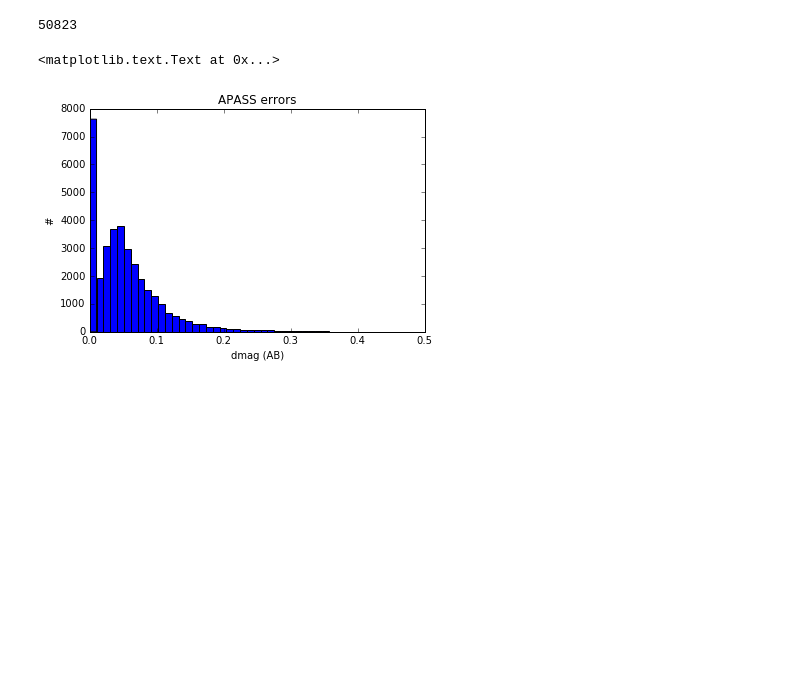
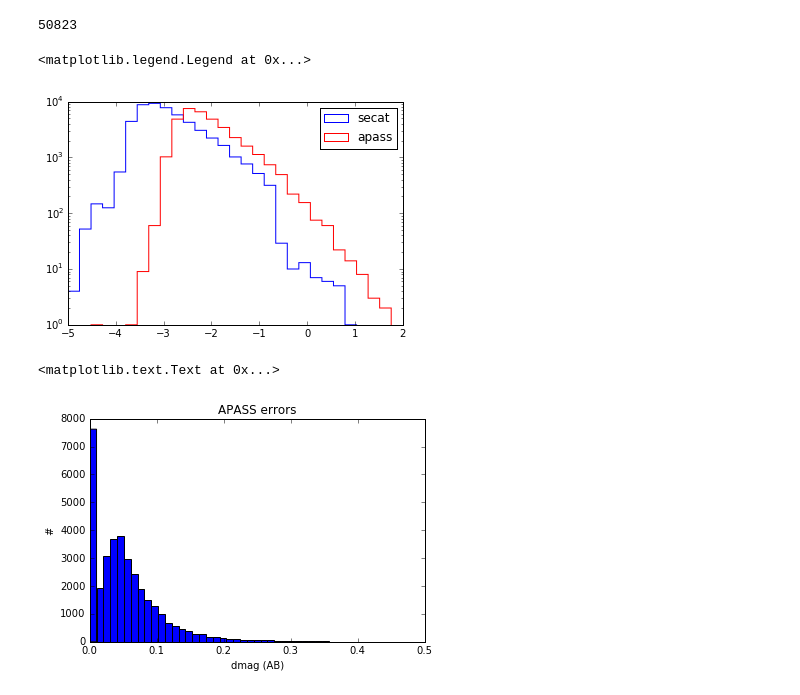
Before and after one commit to abrahamneben/21cmIRxcor, a Jupyter notebook: check_atlas_absolution_calibration_against_skymapper_and_apass.ipynb, the cells around one changed output. Drawn from its saved outputs; the diff is of its cells as text; code cells hidden in the pictures; blank space fills up the shorter version.

```diff
--- a/check_atlas_absolution_calibration_against_skymapper_and_apass.ipynb
+++ b/check_atlas_absolution_calibration_against_skymapper_and_apass.ipynb
@@ -15,7 +15,8 @@ from astropy.table import Table
 from scipy.optimize import curve_fit
 # %%
 #d = '/home/abrahamn/xcor_data/analysis/ATLAS_mwa57639/whole_field/'
-d = '/home/abrahamn/xcor_data/analysis/ATLAS_mwa57694_rereduction/0298I_0302I_0306I_0318I_0322I_0326I_0338I_0342I_0346I/'
+#d = '/home/abrahamn/xcor_data/analysis/ATLAS_mwa57694_rereduction/0298I_0302I_0306I_0318I_0322I_0326I_0338I_0342I_0346I/'
+d = '/nfs/mwa-09/r1/abrahamn/xcor_data/analysis/ATLAS_mwa57694_rereduction/0298I_0302I_0306I_0318I_0322I_0326I_0338I_0342I_0346I/'
 
 sefluxname = 'best'
 #secat = pickle.load( open(d+'whole_field_secat_'+sefluxname+'.p', "rb" ) )
@@ -29,9 +30,19 @@ len(secat.jy)
 50823
 # %%
 # apass cat
-apasscatdat = np.genfromtxt('/home/abrahamn/xcor_data/ir_catalogs/apass_6degcat.csv',skip_header=2,delimiter=',')
+#apasscatdat = np.genfromtxt('/home/abrahamn/xcor_data/ir_catalogs/apass_6degcat.csv',skip_header=2,delimiter=',')
+apasscatdat = np.genfromtxt('/nfs/mwa-09/r1/abrahamn/xcor_data/ir_catalogs/apass_6degcat.csv',skip_header=2,delimiter=',')
 has_iprime_mag = np.logical_not(np.isnan(apasscatdat[:,23]))
 apass_cat = cat_utils.Catalog(apasscatdat[has_iprime_mag,2],apasscatdat[has_iprime_mag,3],3631.*10.**(-apasscatdat[has_iprime_mag,23]/2.5))
+# %%
+b = np.linspace(-5,2,30)
+plt.hist(np.log10(secat.jy),b,histtype='step',color='blue',label='secat')
+plt.hist(np.log10(apass_cat.jy),b,histtype='step',color='red',label='apass')
+plt.gca().set_yscale('log')
+plt.legend()
+# %% [output]
+<matplotlib.legend.Legend at 0x...>
+[figure, added]
 # %%
 h = plt.hist(apasscatdat[has_iprime_mag,24],np.linspace(0,.5))
 plt.xlabel('dmag (AB)')
```
Also changed, not shown: parts of 1 cell of this notebook, 6 other files.
